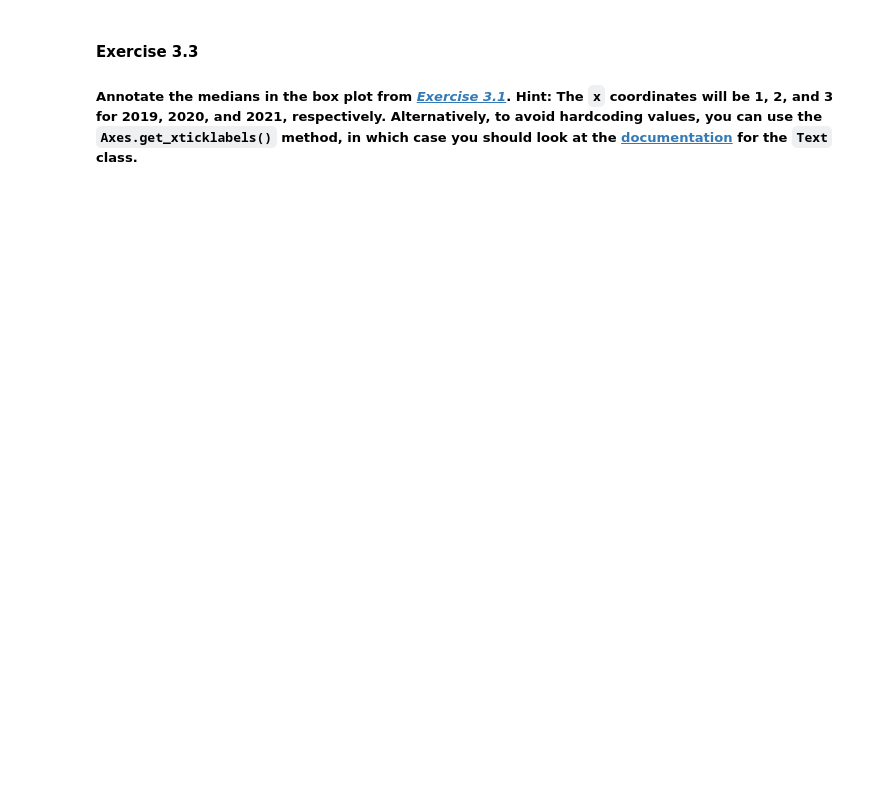
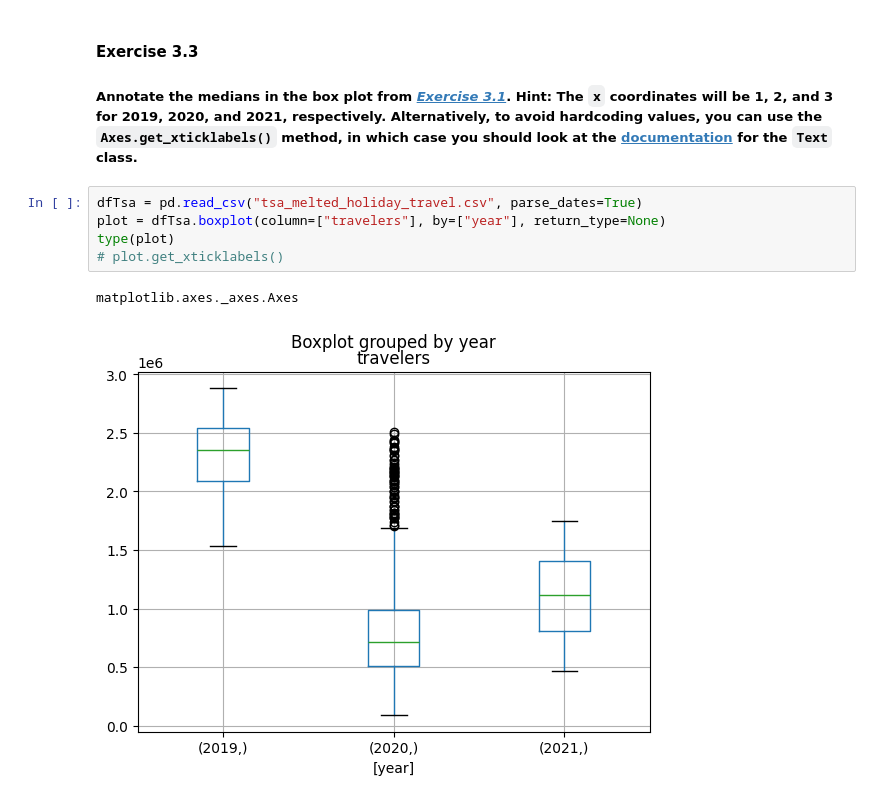
Before and after one commit to aeropagz/data-science, a Jupyter notebook: workbook.ipynb, the cells around one changed output. Saved outputs shown, nothing was run; the diff lists cells and outputs as text; blank space fills up the shorter version.

```diff
--- a/workbook.ipynb
+++ b/workbook.ipynb
@@ -206,3 +212,11 @@ dfTsa
 # %% [markdown]
 #### Exercise 3.3
 ##### Annotate the medians in the box plot from *[Exercise 3.1](#Exercise-3.1)*. Hint: The `x` coordinates will be 1, 2, and 3 for 2019, 2020, and 2021, respectively. Alternatively, to avoid hardcoding values, you can use the `Axes.get_xticklabels()` method, in which case you should look at the [documentation](https://matplotlib.org/stable/api/text_api.html) for the `Text` class.
+# %%
+dfTsa = pd.read_csv("tsa_melted_holiday_travel.csv", parse_dates=True)
+plot = dfTsa.boxplot(column=["travelers"], by=["year"], return_type=None)
+type(plot)
+# plot.get_xticklabels()
+# %% [output]
+matplotlib.axes._axes.Axes
+[figure, added]
```
Also changed, not shown: parts of 3 cells of this notebook, 2 other files.
